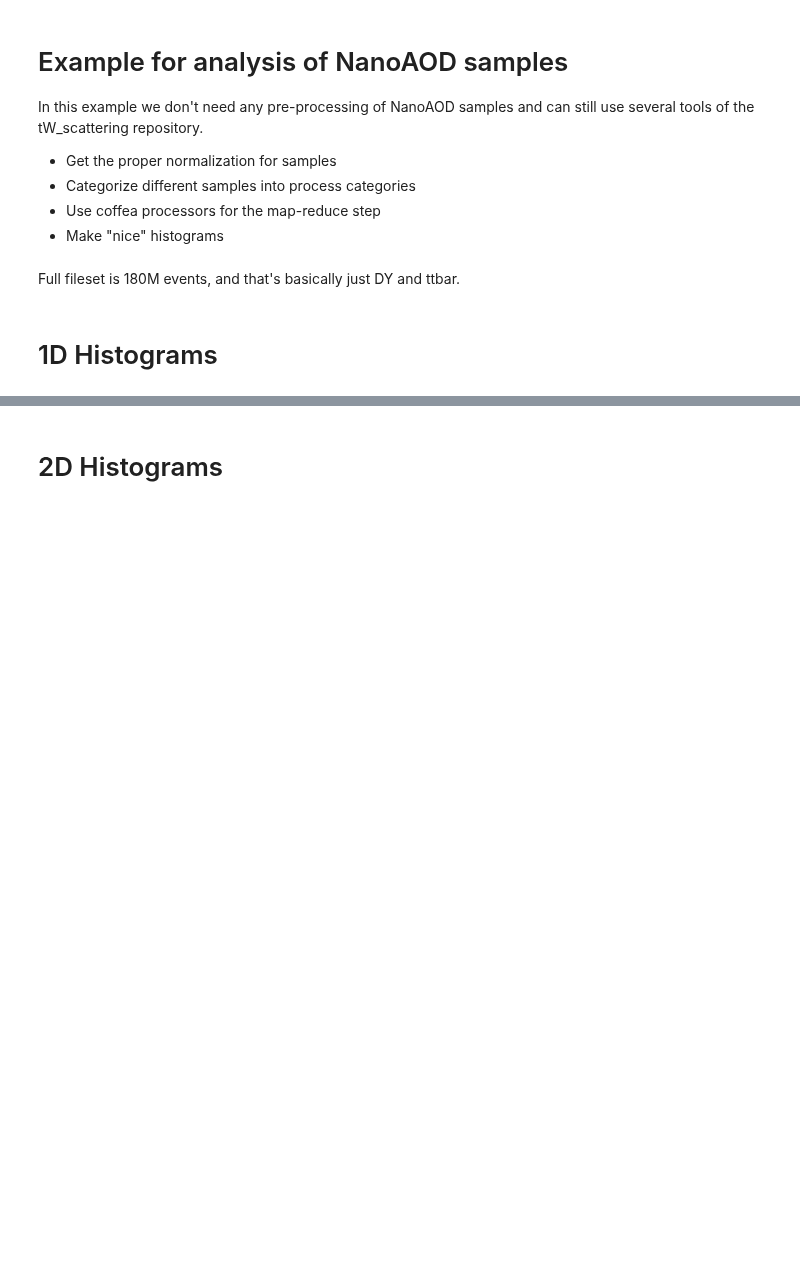
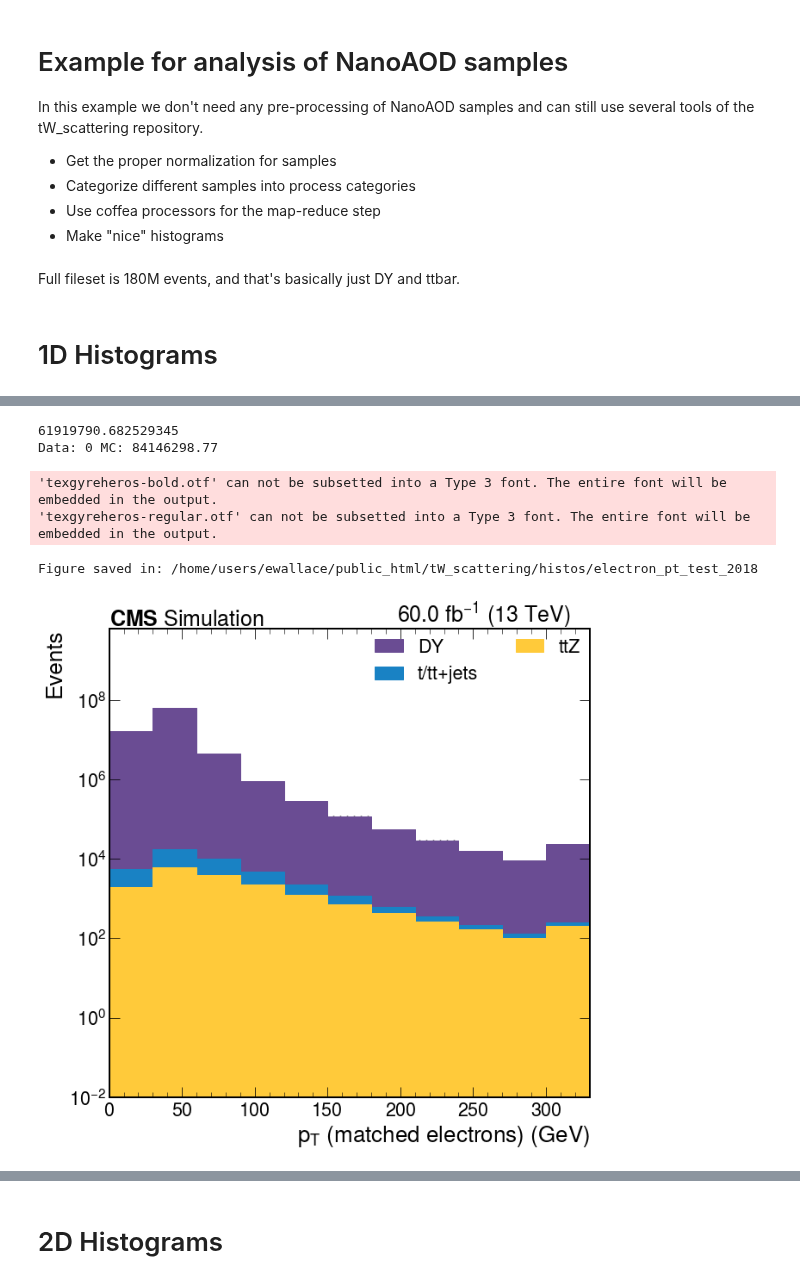
Before and after one commit to JacksonWallace/FCNC, a Jupyter notebook: notebooks/Charge Flip Calculator.ipynb, the cells around one changed output, grey strips where cells are left out. Saved outputs shown, nothing was run; the diff lists cells and outputs as text; code cells hidden in the pictures; blank space fills up the shorter version.

```diff
--- a/notebooks/Charge Flip Calculator.ipynb
+++ b/notebooks/Charge Flip Calculator.ipynb
@@ -160,12 +160,8 @@ from plots.helpers import makePlot, scale_and_merge
 
 N_bins         = hist.Bin('multiplicity', r'$N$', 10, -0.5, 9.5)
 N_bins_red     = hist.Bin('multiplicity', r'$N$', 5, -0.5, 4.5)
-pt_bins        = hist.Bin('pt', r'$p_{T}\ (GeV)$', 20, 0, 400)
-pt_bins2       = hist.Bin('pt', r'$p_{T}\ (GeV)$', np.array([15, 40, 60, 80, 100, 200, 300]))
-pt_bins_coarse = hist.Bin('pt', r'$p_{T}\ (GeV)$', 10, 0, 300)
-eta_bins       = hist.Bin('eta', r'$\eta $', 10, -2.5, 2.5)
-eta_bins2      = hist.Bin('eta', r'$\eta $', np.array([-2.5, -1.5, -1, 0, 1, 1.5, 2.5]))
-eta_bins3      = hist.Bin('eta', r'$\eta $', np.array([0, 0.79, 1.479, 2.5]))
+pt_bins        = hist.Bin('pt', r'$p_{T}\ (GeV)$', np.array([15, 40, 60, 80, 100, 200, 300]))
+eta_bins       = hist.Bin('eta', r'$\eta $', np.array([0, 0.79, 1.479, 2.5]))
 phi_bins       = hist.Bin('phi', r'$\phi $', 16, -3.2, 3.2)
 
 
@@ -215,12 +225,19 @@ makePlot(my_hist, None, 'multiplicity',
 # %%
 my_hist = scale_and_merge(output["electron"], samples, fileset, nano_mapping)
 
 makePlot(my_hist, None, 'pt',
          bins=pt_bins_coarse, log=True, normalize=False, axis_label=r'$p_{T}\ (matched\ electrons)\ (GeV)$',
          new_colors=my_colors, new_labels=my_labels,
          order=[nano_mapping['TTZ'][0], nano_mapping['top'][0], nano_mapping['DY'][0]],
-         save=os.path.expandvars(cfg['meta']['plots'])+'histos/electron_pt_test'
+         save=os.path.expandvars(cfg['meta']['plots'])+'histos/electron_pt_test_'+str(year)
         )
+# %% [output]
+61919790.682529345
+Data: 0 MC: 84146298.77
+'texgyreheros-bold.otf' can not be subsetted into a Type 3 font. The entire font will be embedded in the output.
+'texgyreheros-regular.otf' can not be subsetted into a Type 3 font. The entire font will be embedded in the output.
+Figure saved in: /home/users/ewallace/public_html/tW_scattering/histos/electron_pt_test_2018
+[figure, added]
 # %%
 my_hist = scale_and_merge(output['flipped_electron'], samples, fileset, nano_mapping)
 
```
Also changed, not shown: parts of 19 cells of this notebook, 4 other files.
